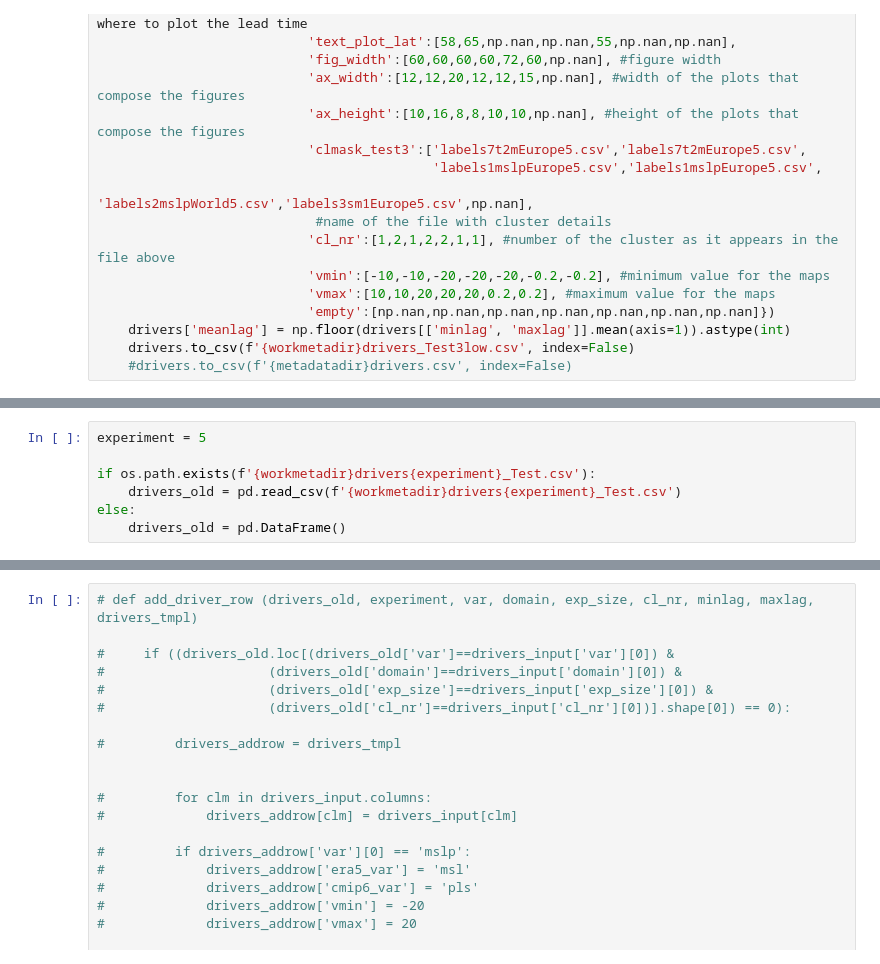
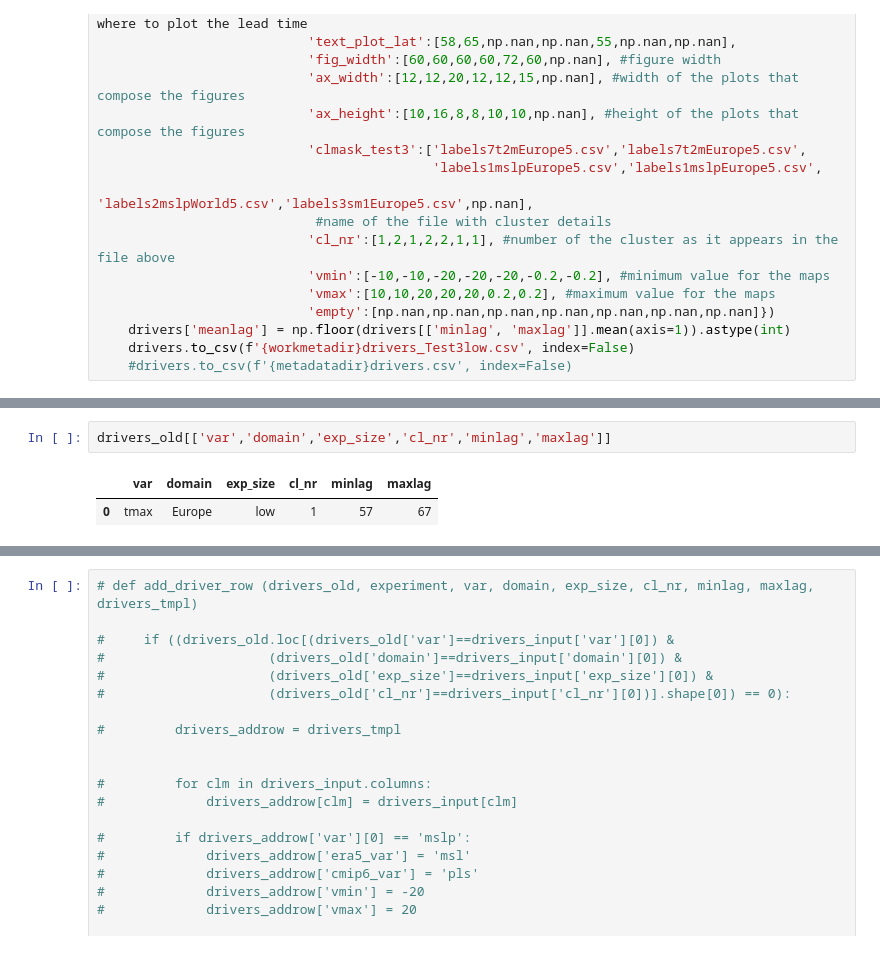
Before and after one commit to AntoSq/CLINT_WP5, a Jupyter notebook: CLINT014_drivers_automatic.ipynb, the cells around one changed output, grey strips where cells are left out. Saved outputs shown, nothing was run; the diff lists cells and outputs as text.

Commit message:
debug on new drivers system

```diff
--- a/CLINT014_drivers_automatic.ipynb
+++ b/CLINT014_drivers_automatic.ipynb
@@ -115,10 +118,3 @@ drivers_tmpl = pd.DataFrame({'var':[np.nan],#name of variable
                            'ax_width':[np.nan], #width of the plots that compose the figures
                            'ax_height':[np.nan], #height of the plots that compose the figures
                            'empty':[np.nan]})
-# %%
-experiment = 5
-
-if os.path.exists(f'{workmetadir}drivers{experiment}_Test.csv'):
-    drivers_old = pd.read_csv(f'{workmetadir}drivers{experiment}_Test.csv')
-else:
-    drivers_old = pd.DataFrame()
@@ -157,0 +130,5 @@ drivers_new
+# %%
+drivers_old[['var','domain','exp_size','cl_nr','minlag','maxlag']]
+# %% [output]
+|  | var | domain | exp_size | cl_nr | minlag | maxlag |
+| 0 | tmax | Europe | low | 1 | 57 | 67 |
```
Also changed, not shown: parts of 10 cells of this notebook, 3 other files.
